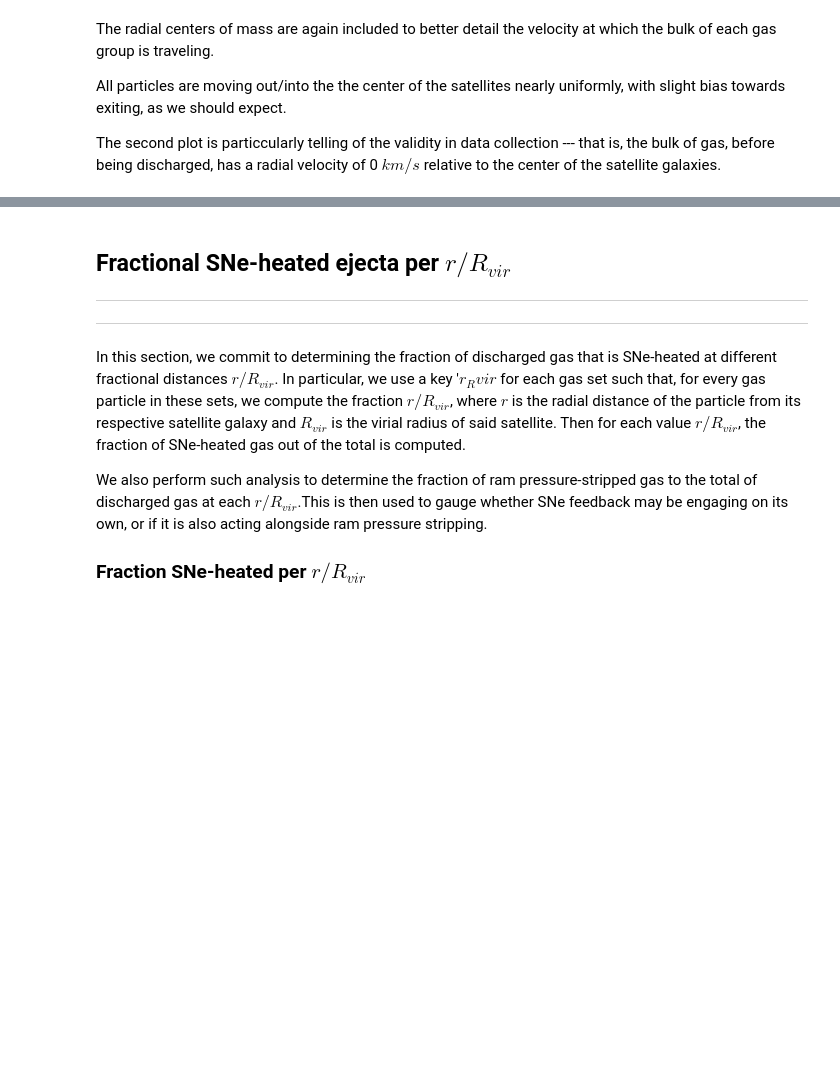
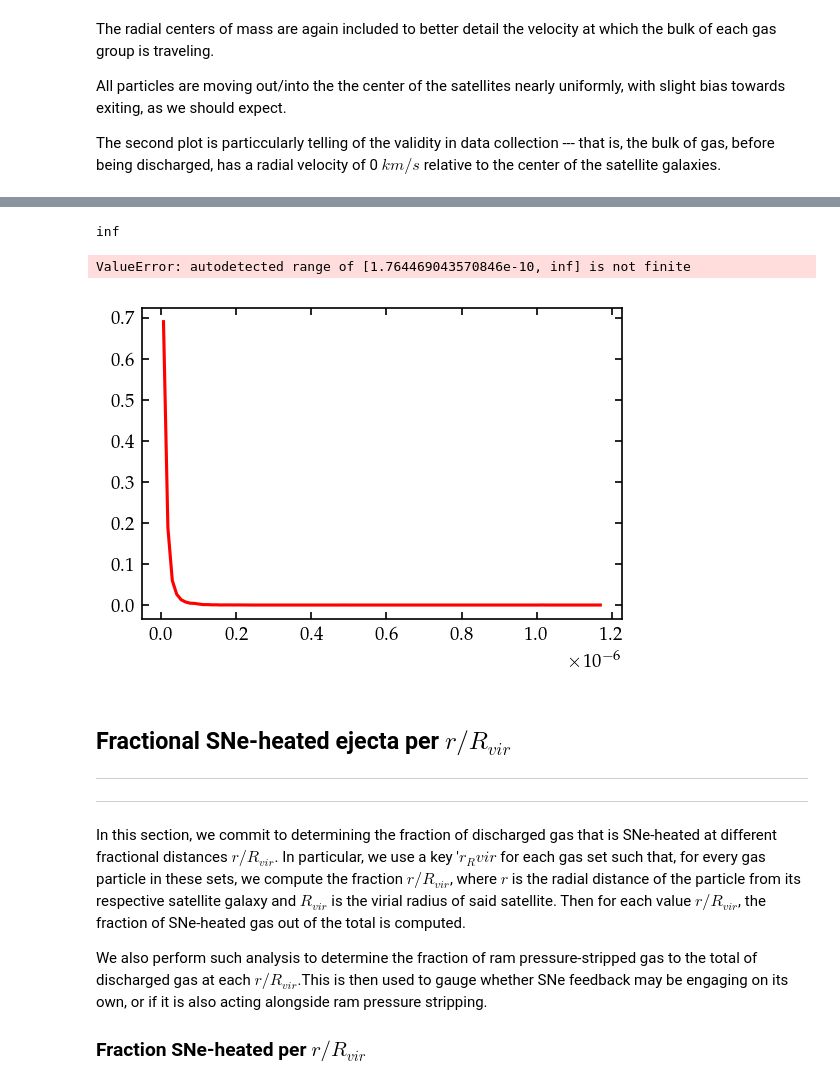
Before and after one commit to leoglonz/Astro_map, a Jupyter notebook: StellarFeedback_p2.ipynb, the cells around one changed output, grey strips where cells are left out. Drawn from its saved outputs; the diff is of its cells as text; code cells hidden in the pictures; blank space fills up the shorter version.

```diff
--- a/StellarFeedback_p2.ipynb
+++ b/StellarFeedback_p2.ipynb
@@ -541,0 +411,18 @@ Index(['time', 'pid', 'rho', 'temp', 'mass', 'coolontime', 'r', 'r_per_Rvir',
+# %%
+# computing escape velocity key for each discharge dataset.
+
+# grav constant in units of kpc**3 Msol**-1 yr**-2.
+G = 4.53943e10-24
+
+predischarged['Ve'] = np.sqrt(2 * G * predischarged.sat_Mgas / predischarged.r)
+discharged['Ve'] = np.sqrt(2 * G * discharged.sat_Mgas / discharged.r)
+accreted['Ve'] = np.sqrt(2 * G * accreted.sat_Mgas / accreted.r)
+preheated['Ve'] = np.sqrt(2 * G * preheated.sat_Mgas / preheated.r)
+heated['Ve'] = np.sqrt(2 * G * heated.sat_Mgas / heated.r)
+# %%
+# effective velocities using the above keys.
+pre_veff = predischarged.v / predischarged.Ve
+all_veff = discharged.v / discharged.Ve
+acc_veff = accreted.v / accreted.Ve
+preheat_veff = preheated.v / preheated.Ve
+hot_veff = heated.v / heated.Ve
@@ -542,3 +566,50 @@ Index(['time', 'pid', 'rho', 'temp', 'mass', 'coolontime', 'r', 'r_per_Rvir',
+# %%
+all_veff.max()
+# %% [output]
+inf
+# %%
+##### plotting discharged vs. heated gas #####
+bins = 100
+fig, ax = plt.subplots(1,1,dpi=150, figsize=(3.5,2.5), constrained_layout=True) # change to dpi=300 for printout.
+
+
+# applying conditional on distances of gas from center of satellite; collecting frequency and bin information for plot.
+y1, x = np.histogram(hot_veff, bins=100, weights=heated.weight)
+bincenters = 0.5*(x[1:] + x[:-1])
+ax.plot(bincenters, y1, label='Heated', c='r')
+
+y1, x = np.histogram(all_veff, bins=100, weights=discharged.weight)
+bincenters = 0.5*(x[1:] + x[:-1])
+ax.plot(bincenters, y1, label='All Discharged', c='b')
+
+
+# plot horizontal line for zero velocity.
+# plotrange = [0,0.33]
+# ax.plot([0,0],[0,0.3],linestyle='solid',color='black',zorder=-1)
+
+
+# labels, axis scaling, etc.
+ax.legend(frameon=False, fontsize='8')
+
+ax.set_title('Radial Velocities of Discharged and Hot Gas', fontsize='medium')
+ax.set_xlabel(r'Radial Velocity $(kpc/yr)$')
+ax.set_ylabel('Fraction Discharged Mass')
+# ax.set_xlim(-50,150)
+# ax.set_ylim(0,0.2)
+
+# ax.xaxis.set_minor_locator(mpl.ticker.MultipleLocator(10))
+# ax.yaxis.set_minor_locator(mpl.ticker.MultipleLocator(0.01))
+
+ax.ticklabel_format(axis="y", style="plain",scilimits=(0,0))
+ax.tick_params(direction='in',which='both',right=True,top=True)
+ax.grid(alpha=0.4, zorder=-1000)
+
+# plt.savefig('plots/theta_allsats_stacked.pdf')
+
+plt.show()
+# %% [output]
+ValueError: autodetected range of [1.764469043570846e-10, inf] is not finite
+[figure, added]
 # %% [markdown]
 ## Fractional SNe-heated ejecta per $r/R_{vir}$ <a class="anchor" id="fractional"></a>
 
```
Also changed, not shown: parts of 20 cells of this notebook, 7 other files.
